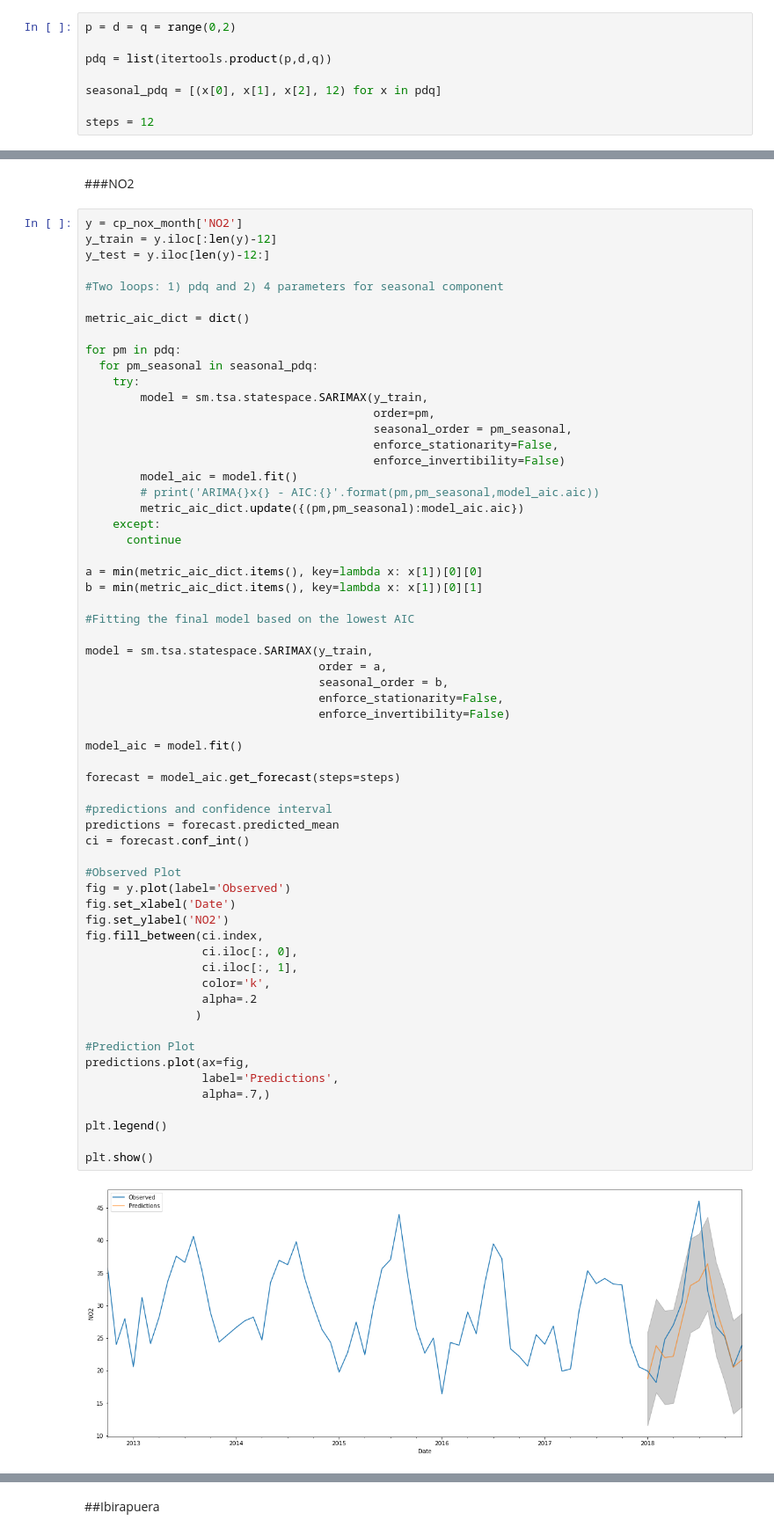
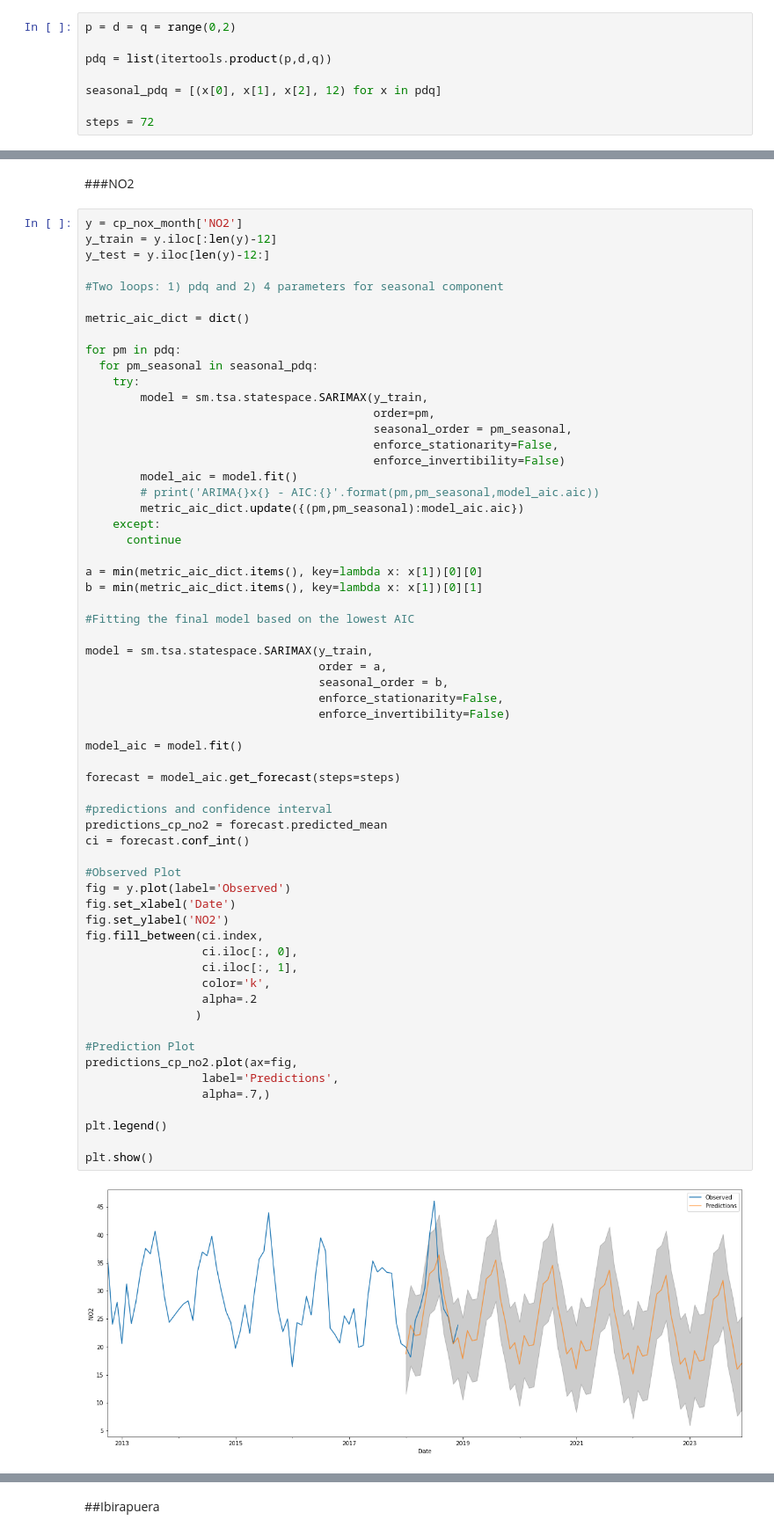
Before and after one commit to antoniogss/air_quality, a Jupyter notebook: sarima_forecasting.ipynb, the cells around one changed output, grey strips where cells are left out. Shown at 88% size. Drawn from its saved outputs; the diff is of its cells as text.

```diff
--- a/sarima_forecasting.ipynb
+++ b/sarima_forecasting.ipynb
@@ -110,7 +110,7 @@ pdq = list(itertools.product(p,d,q))
 
 seasonal_pdq = [(x[0], x[1], x[2], 12) for x in pdq]
 
-steps = 12
+steps = 72
 # %% [markdown]
 ##Capão Redondo
 # %% [markdown]
@@ -304,33 +294,33 @@ model = sm.tsa.statespace.SARIMAX(y_train,
                                   seasonal_order = b,
                                   enforce_stationarity=False,
                                   enforce_invertibility=False)
 
 model_aic = model.fit()
 
 forecast = model_aic.get_forecast(steps=steps)
 
 #predictions and confidence interval
-predictions = forecast.predicted_mean
+predictions_cp_no2 = forecast.predicted_mean
 ci = forecast.conf_int()
 
 #Observed Plot
 fig = y.plot(label='Observed')
 fig.set_xlabel('Date')
 fig.set_ylabel('NO2')
 fig.fill_between(ci.index,
                  ci.iloc[:, 0],
                  ci.iloc[:, 1],
                  color='k',
                  alpha=.2
                 )
 
 #Prediction Plot
-predictions.plot(ax=fig,
+predictions_cp_no2.plot(ax=fig,
                  label='Predictions',
                  alpha=.7,)
 
 plt.legend()
 
 plt.show()
 # %% [output]
-[figure, old version]
+[figure, new version]
```
Also changed, not shown: parts of 33 cells of this notebook.
